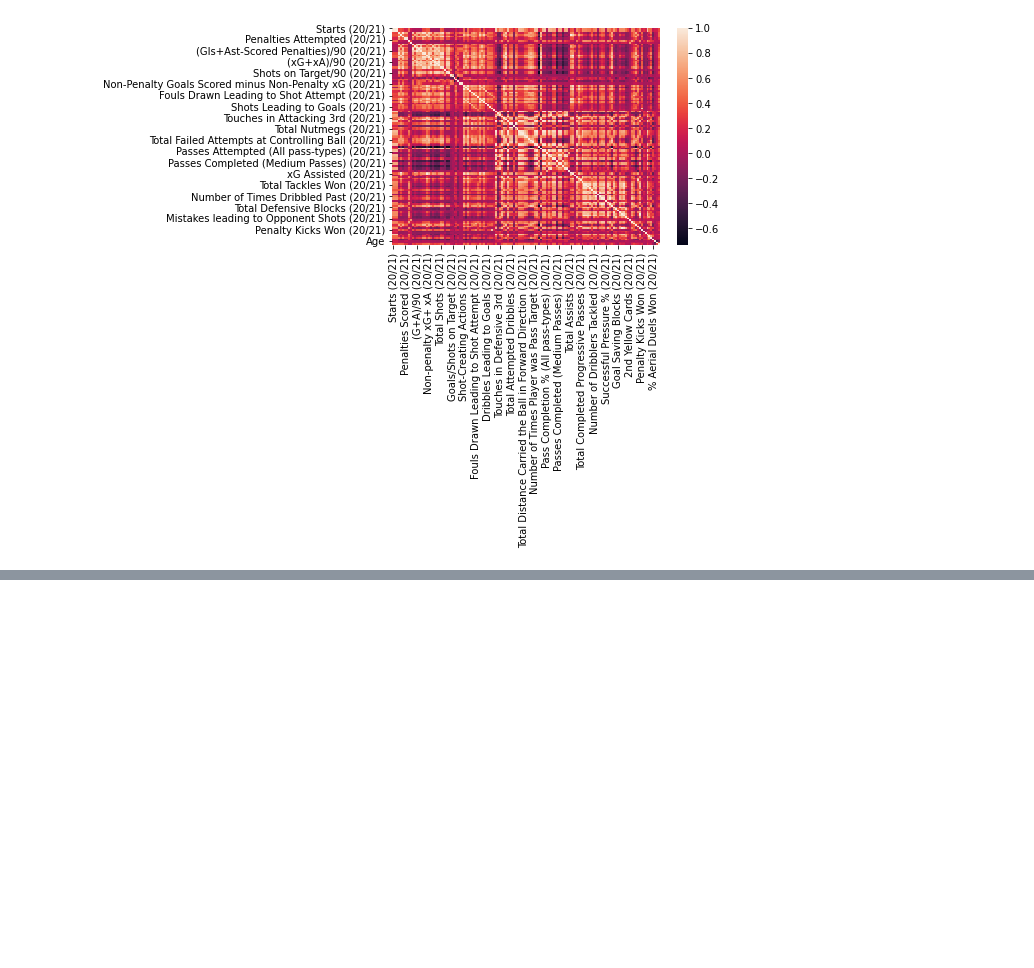
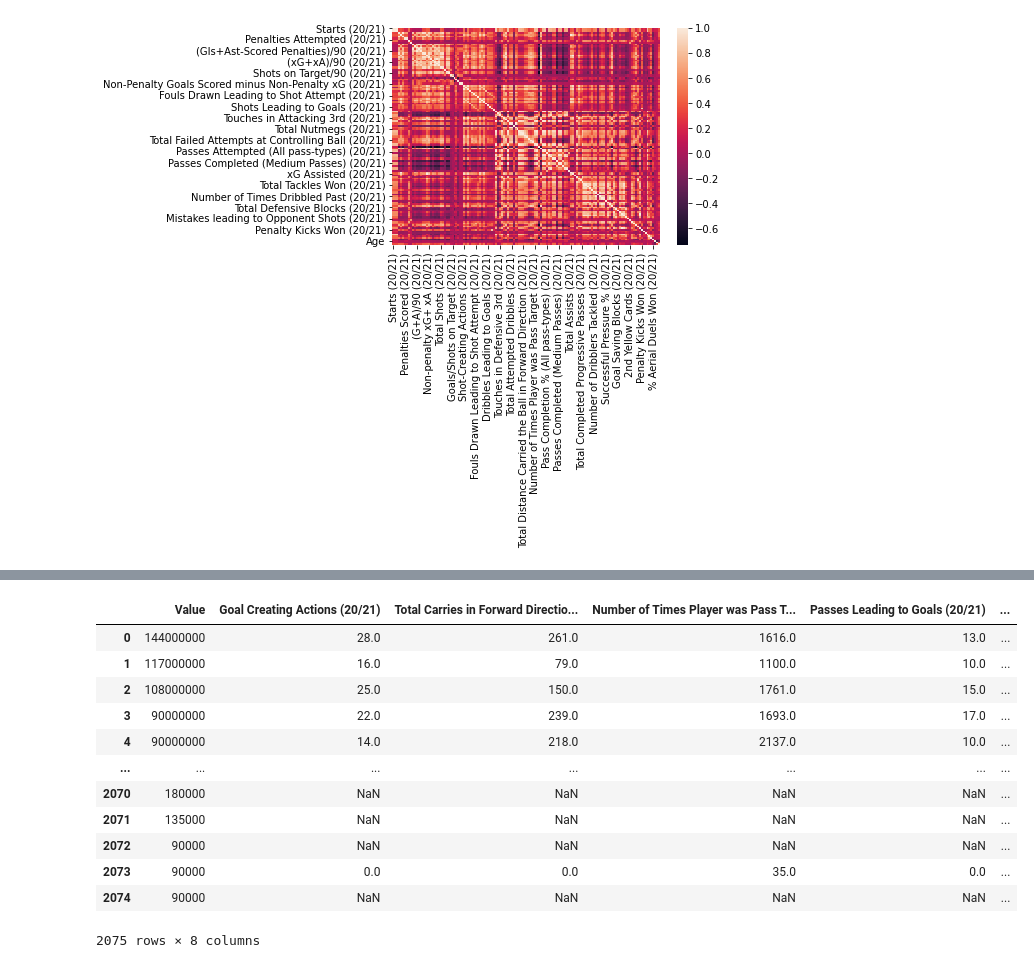
Before and after one commit to camiloms10/soccer_players_value, a Jupyter notebook: players_value.ipynb, the cells around one changed output, grey strips where cells are left out. Cells and saved outputs as stored; diff of their text form; code cells hidden in the pictures; blank space fills up the shorter version.

Commit message:
First regression done considering top 8 variables with most correlation between them and Value ('y')

```diff
--- a/players_value.ipynb
+++ b/players_value.ipynb
@@ -108,0 +152,17 @@ Name: Value, Length: 136, dtype: float64
+# %%
+df3 = df[['Value','Goal Creating Actions (20/21)','Total Carries in Forward Direction (20/21)','Number of Times Player was Pass Target (20/21)','Passes Leading to Goals (20/21)','Non-penalty xG+ xA (20/21)','Passes Leading to Shot Attempt (20/21)','Touches in Attacking Penalty Box (20/21)']]
+df3
+# %% [output]
+|  | Value | Goal Creating Actions (20/21) | Total Carries in Forward Directio... | Number of Times Player was Pass T... | Passes Leading to Goals (20/21) | ... |
+| 0 | 144000000 | 28.0 | 261.0 | 1616.0 | 13.0 | ... |
+| 1 | 117000000 | 16.0 | 79.0 | 1100.0 | 10.0 | ... |
+| 2 | 108000000 | 25.0 | 150.0 | 1761.0 | 15.0 | ... |
+| 3 | 90000000 | 22.0 | 239.0 | 1693.0 | 17.0 | ... |
+| 4 | 90000000 | 14.0 | 218.0 | 2137.0 | 10.0 | ... |
+| ... | ... | ... | ... | ... | ... | ... |
+| 2070 | 180000 | NaN | NaN | NaN | NaN | ... |
+| 2071 | 135000 | NaN | NaN | NaN | NaN | ... |
+| 2072 | 90000 | NaN | NaN | NaN | NaN | ... |
+| 2073 | 90000 | 0.0 | 0.0 | 35.0 | 0.0 | ... |
+| 2074 | 90000 | NaN | NaN | NaN | NaN | ... |
+2075 rows × 8 columns
```
Also changed, not shown: parts of 12 cells of this notebook.
